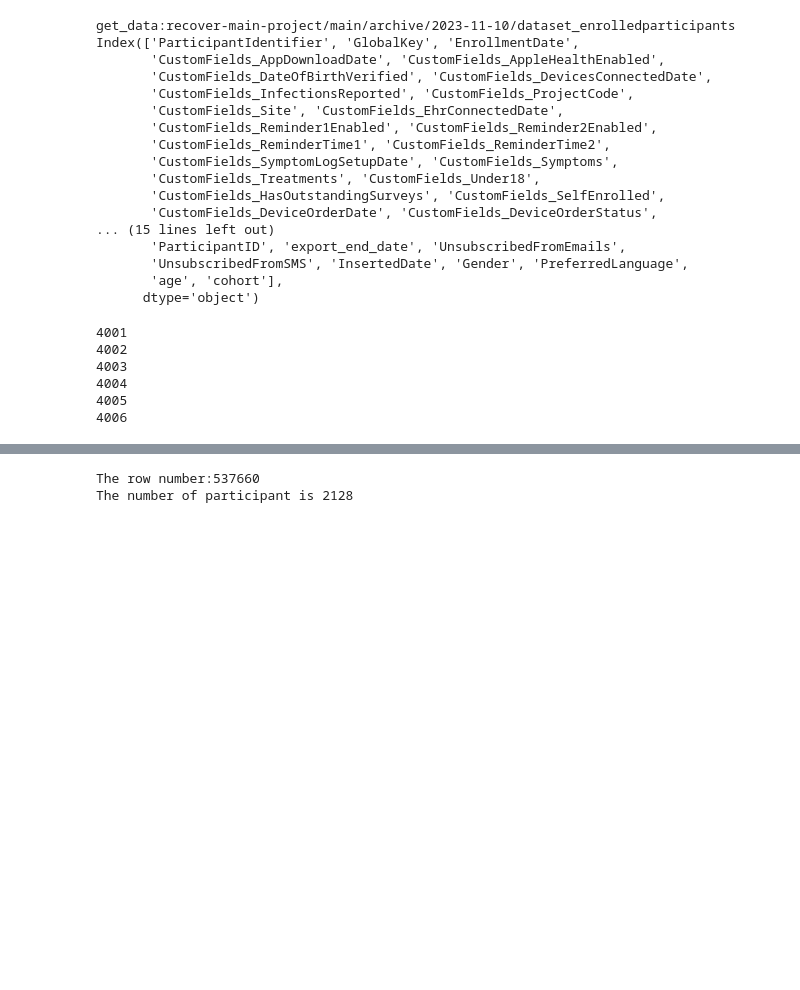
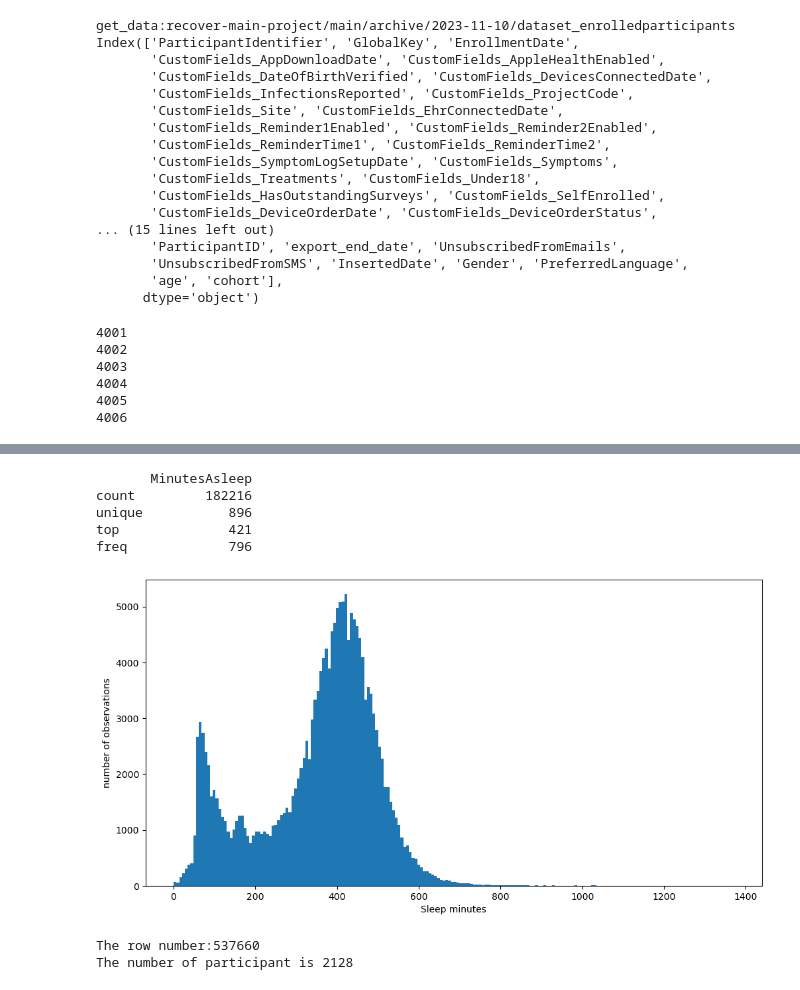
Before and after one commit to Sage-Bionetworks/RECOVER-MHDR-Analysis, a Jupyter notebook: Duke_team/File_visit.ipynb, the cells around one changed output, grey strips where cells are left out. Cells and saved outputs as stored; diff of their text form; code cells hidden in the pictures; blank space fills up the shorter version.

```diff
--- a/Duke_team/File_visit.ipynb
+++ b/Duke_team/File_visit.ipynb
@@ -182,3 +214,15 @@ df.describe()
+# %%
+print(df_sleep[['MinutesAsleep']].describe())
+df = update_df_object_numeric(df_sleep, ['MinutesAsleep'])
+# df = update_df_object_numeric(df, 'HeartRateIntradayMinuteCount')
+hist_dist(df_sleep['MinutesAsleep'], "Sleep minutes", "number of observations", 200)
+# %% [output]
+       MinutesAsleep
+count         182216
+unique           896
+top              421
+freq             796
+[figure, added]
 # %%
 df=merge_df_enrolled(df, df_enrolled, col_id="ParticipantIdentifier", col_refer="EnrollmentDate", new_col_name="EnrollmentDate_fr_erl")
 show_stat(df)
```
Also changed, not shown: parts of 5 cells of this notebook.
